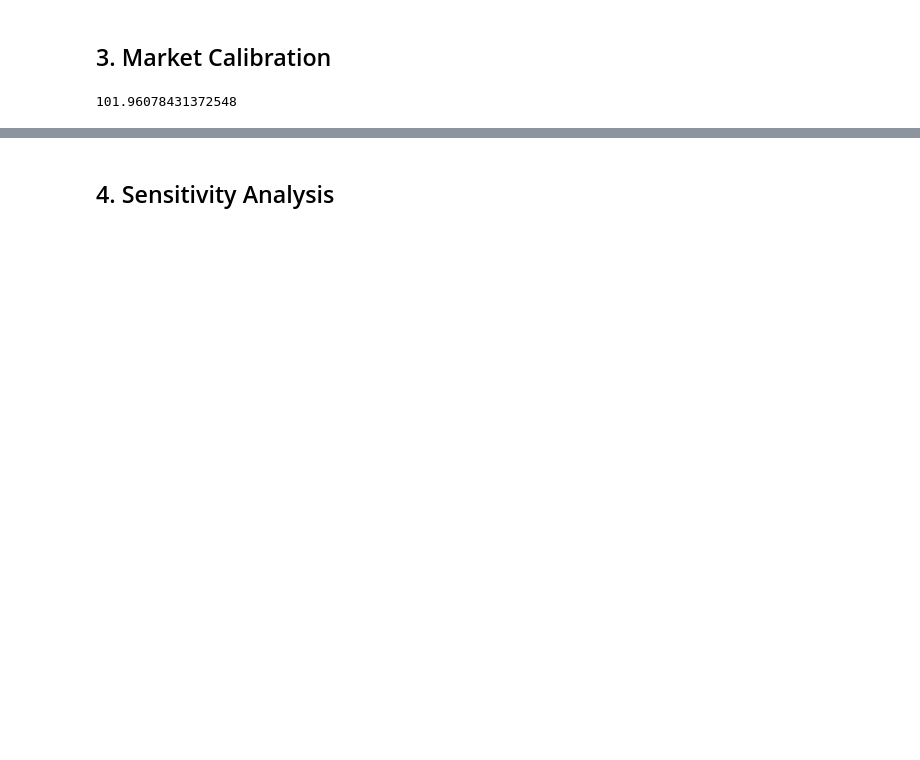
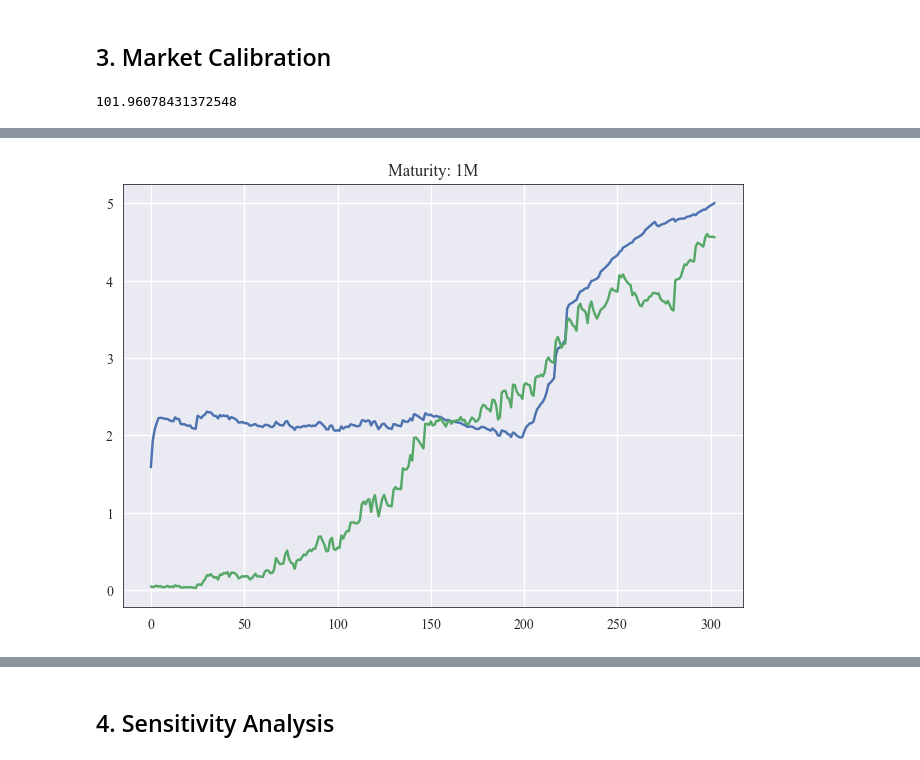
Before and after one commit to samaypanwar/FYP-Code, a Jupyter notebook: notebooks/test.ipynb, the cells around one changed output, grey strips where cells are left out. Drawn from its saved outputs; the diff is of its cells as text; code cells hidden in the pictures; blank space fills up the shorter version.

```diff
--- a/notebooks/test.ipynb
+++ b/notebooks/test.ipynb
@@ -168,5 +165,5 @@ _________________________________________________________________
 # %%
-initial_parameters = np.array([1, 0.04, 0.05, 0.5, 0.02], dtype = np.float64)
+initial_parameters = np.array([0.04, 0.1, 5, 0.3, 0.025], dtype = np.float64)
 
 maturities = ['1M', '3M', '6M', '1Y', '2Y', '3Y', '5Y', '10Y', '20Y', '30Y']
 
@@ -176,6 +173,6 @@ for maturity in maturities:
 
     calibrate_to_market_data(
         model = model, market_data = df['Bond Price'], initial_parameters = initial_parameters,
-        time_to_expiry = df['Time to Expiry'], verbose_length = 500, epochs = 1000, maturity = maturity
+        time_to_expiry = df['Time to Expiry'], verbose_length = 100, epochs = 200, maturity = maturity
         )
 # %% [output]
@@ -212,3 +209,21 @@ for maturity in maturities:
+# %%
+import matplotlib.pyplot as plt
+
+fig, ax = plt.subplots(nrows = 1, ncols = 1)
+
+for i, maturity in enumerate(maturities):
+
+    df = pd.read_csv(f'market_data/{maturity}_cleaned.csv')
+    calib = pd.read_table(f"data/pointwise/pointwise_params_market_calibrated_dense_vasicek_{maturity}.dat", sep = " ", header = None)
+
+    (100 * calib.loc[:, 2] / calib.loc[:, 3]).plot(ax = ax);
+    # (100 * calib.loc[:, 5]).plot(ax = ax);
+    ax.plot(df.Price.tolist());
+    ax.set_title(f'Maturity: {maturity}')
+    # ax[i].set_xlim((50, 300))
+    # ax[i].set_ylim((0, 100))
+# %% [output]
+[figure, added]
 # %%
 
 import matplotlib.pyplot as plt
```
Also changed, not shown: parts of 10 cells of this notebook, 24 other files.
